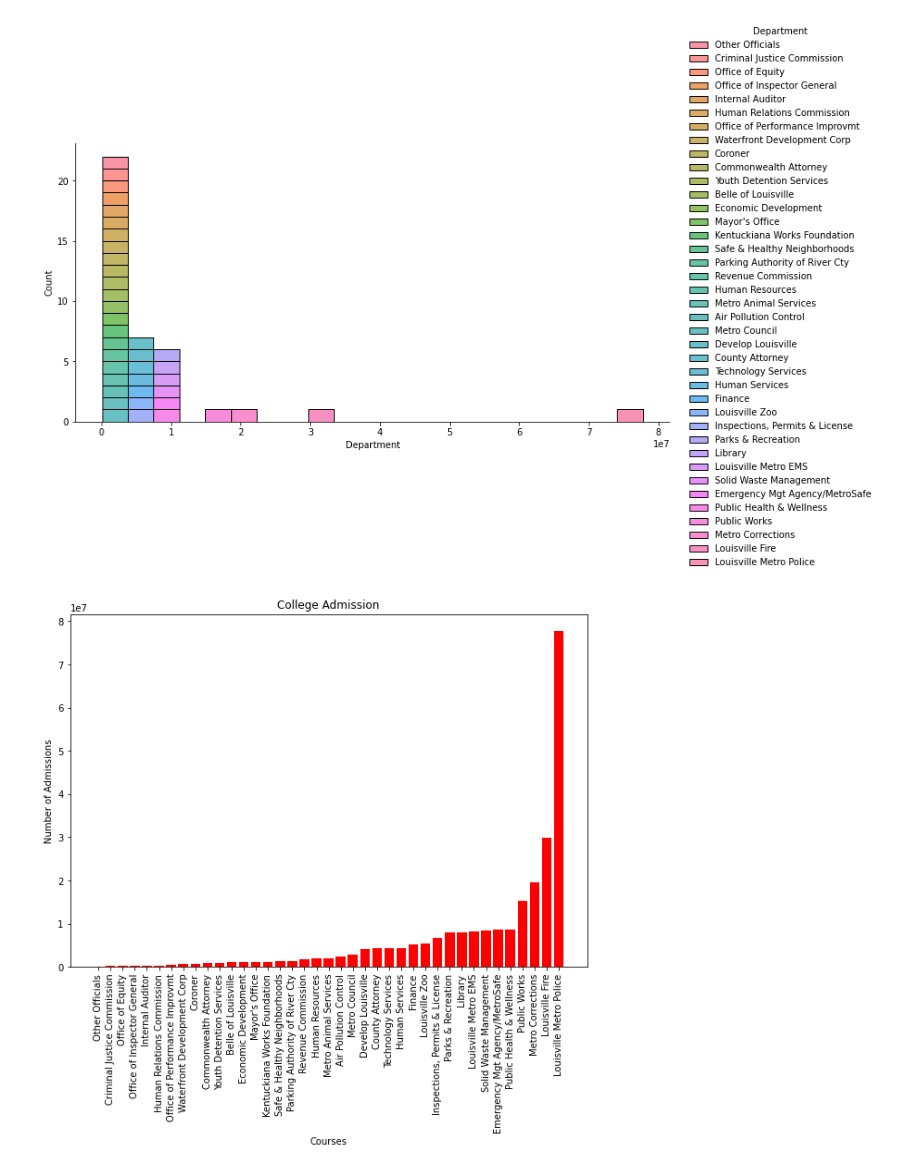
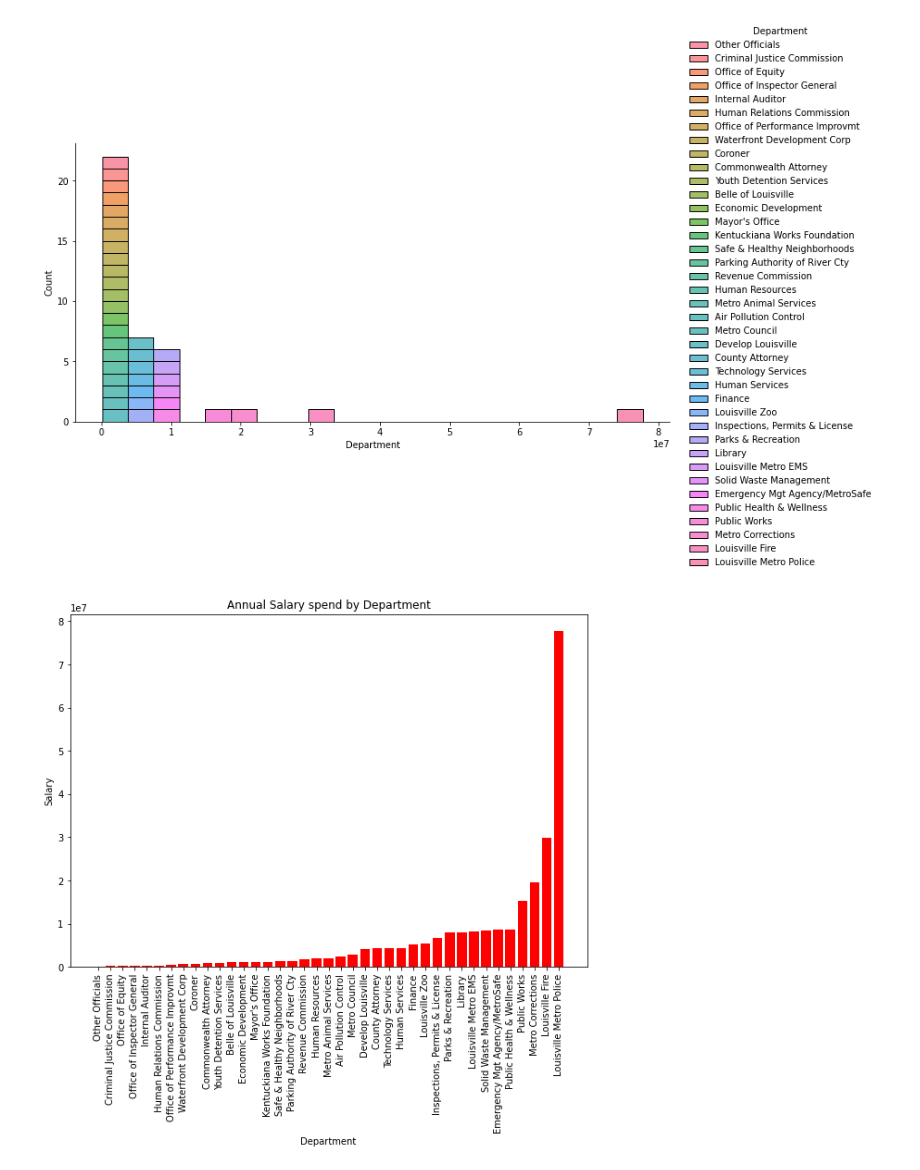
Before and after one commit to dmorton714/louisville_metro, a Jupyter notebook: lmg_salary.ipynb, the cells around one changed output. Cells and saved outputs as stored; diff of their text form; code cells hidden in the pictures.

```diff
--- a/lmg_salary.ipynb
+++ b/lmg_salary.ipynb
@@ -83,27 +61,27 @@ fig_lvl.set_axis_labels("Department")
 # %%
 
 
 x = df["Department"]
 y = df["YTD_Total"]
 
 # setting figure size by using figure() function
 plt.figure(figsize = (10,7))
 
 # making the bar chart on the data with color red
 plt.bar(x, y, color = 'red')
 
 # calling the function to add value labels
 # addlabels(x, y)
 
 # giving title to the plot
-plt.title("College Admission")
+plt.title("Annual Salary spend by Department")
 
 # giving X and Y labels
-plt.xlabel("Courses")
-plt.ylabel("Number of Admissions")
+plt.xlabel("Department")
+plt.ylabel("Salary")
 plt.xticks(rotation='vertical')
 
 # visualizing the plot
 plt.show()
 # %% [output]
-[figure, old version]
+[figure, new version]
```
Also changed, not shown: parts of 3 cells of this notebook, 6 other files.
